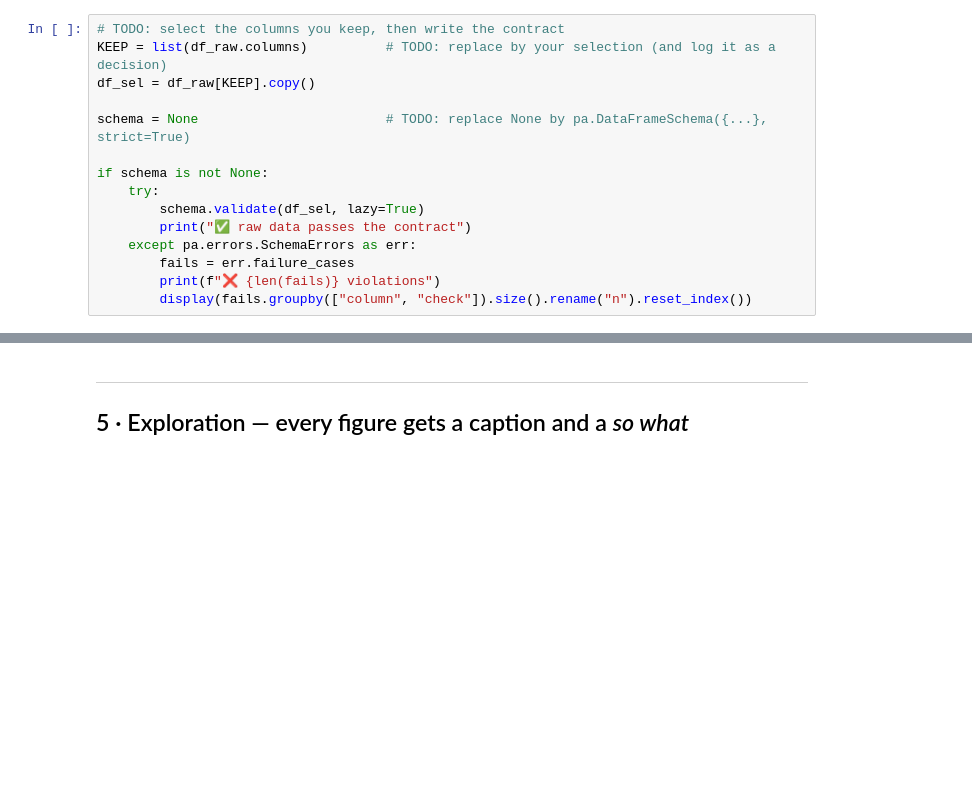
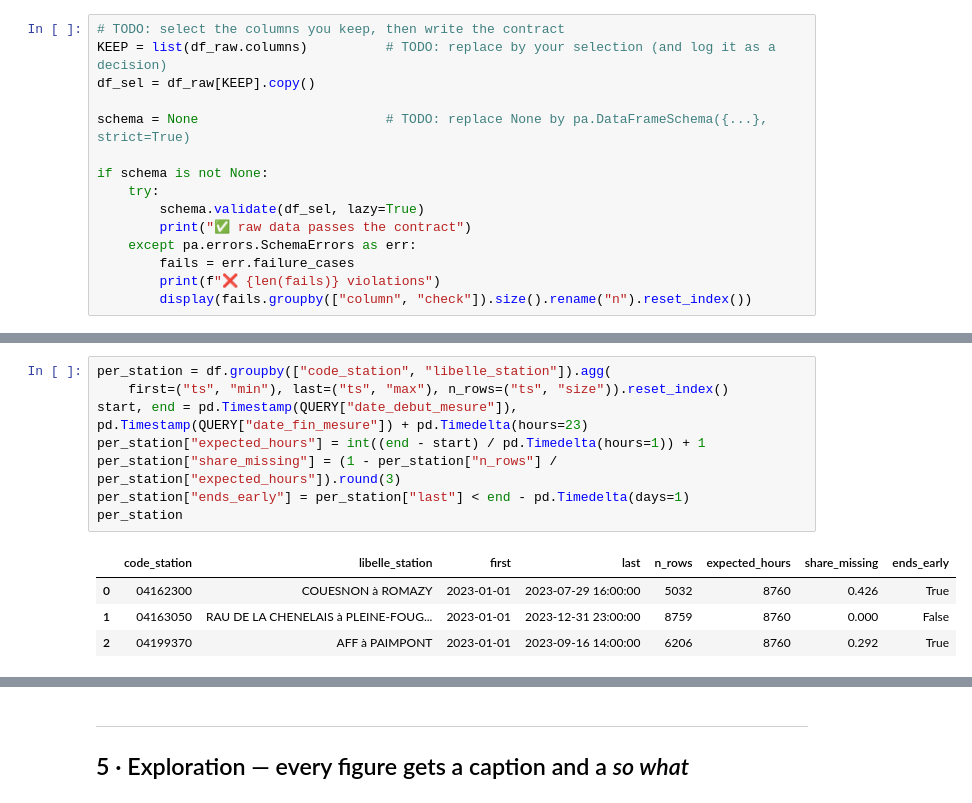
Before and after one commit to andreapenacastro/Project_07_Hubeau_River_Temperature, a Jupyter notebook: project_07_hubeau_river_temperature.ipynb, the cells around one changed output, grey strips where cells are left out. Drawn from its saved outputs; the diff is of its cells as text; blank space fills up the shorter version.

```diff
--- a/project_07_hubeau_river_temperature.ipynb
+++ b/project_07_hubeau_river_temperature.ipynb
@@ -232,0 +334,13 @@ decision_table
+# %%
+per_station = df.groupby(["code_station", "libelle_station"]).agg(
+    first=("ts", "min"), last=("ts", "max"), n_rows=("ts", "size")).reset_index()
+start, end = pd.Timestamp(QUERY["date_debut_mesure"]), pd.Timestamp(QUERY["date_fin_mesure"]) + pd.Timedelta(hours=23)
+per_station["expected_hours"] = int((end - start) / pd.Timedelta(hours=1)) + 1
+per_station["share_missing"] = (1 - per_station["n_rows"] / per_station["expected_hours"]).round(3)
+per_station["ends_early"] = per_station["last"] < end - pd.Timedelta(days=1)
+per_station
+# %% [output]
+|  | code_station | libelle_station | first | last | n_rows | expected_hours | share_missing | ends_early |
+| 0 | 04162300 | COUESNON à ROMAZY | 2023-01-01 | 2023-07-29 16:00:00 | 5032 | 8760 | 0.426 | True |
+| 1 | 04163050 | RAU DE LA CHENELAIS à PLEINE-FOUG... | 2023-01-01 | 2023-12-31 23:00:00 | 8759 | 8760 | 0.000 | False |
+| 2 | 04199370 | AFF à PAIMPONT | 2023-01-01 | 2023-09-16 14:00:00 | 6206 | 8760 | 0.292 | True |
```
Also changed, not shown: parts of 41 cells of this notebook.
